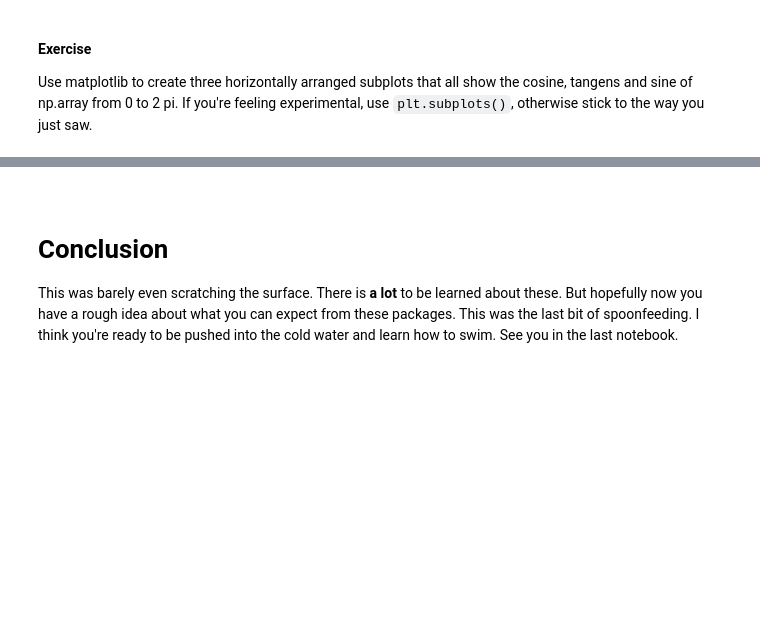
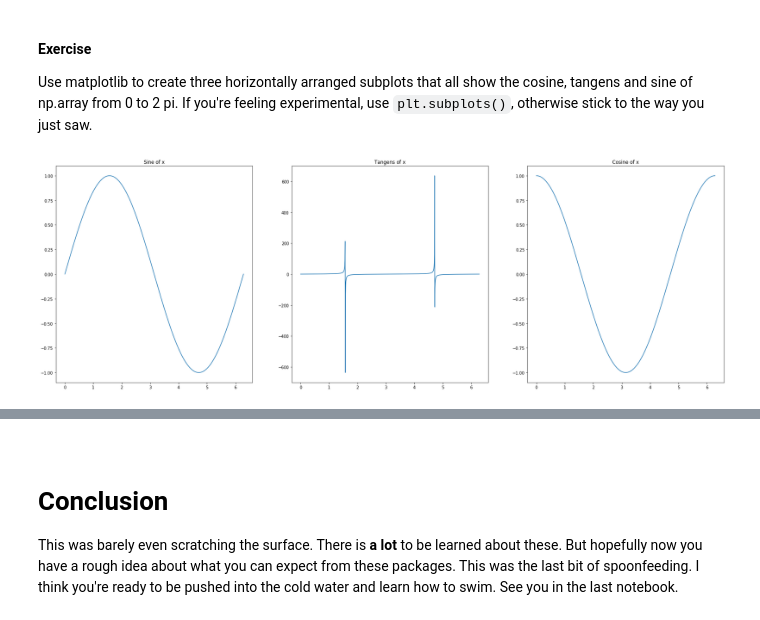
Before and after one commit to LukasNeugebauer/Python_Workshop, a Jupyter notebook: notebooks/8_Important_Packages.ipynb, the cells around one changed output, grey strips where cells are left out. Saved outputs shown, nothing was run; the diff lists cells and outputs as text; code cells hidden in the pictures; blank space fills up the shorter version.

```diff
--- a/notebooks/8_Important_Packages.ipynb
+++ b/notebooks/8_Important_Packages.ipynb
@@ -247,0 +308,31 @@ If you're feeling experimental, use `plt.subplots()`, otherwise stick to the way
+# %%
+#your code here
+#first version, easier:
+
+#create a figure object:
+fig = plt.figure(figsize=(30,10));
+
+#x-values
+x = np.linspace(0,2*np.pi, 1000);
+
+#add first subplot
+ax_1 = fig.add_subplot(131); # the number 131 means: 1 row, 3 columns, 1st subplot
+#plot sin
+ax_1.plot(x, np.sin(x));
+ax_1.set_title('Sine of x');
+
+#add second subplot
+ax_2 = fig.add_subplot(132);
+#plot tangens
+ax_2.plot(x, np.tan(x));
+ax_2.set_title('Tangens of x');
+
+#add third subplot
+ax_3 = fig.add_subplot(133);
+#plot tangens
+ax_3.plot(x, np.cos(x));
+ax_3.set_title('Cosine of x');
+
+plt.show()
+# %% [output]
+[figure, added]
```
Also changed, not shown: parts of 26 cells of this notebook, 5 other files.
